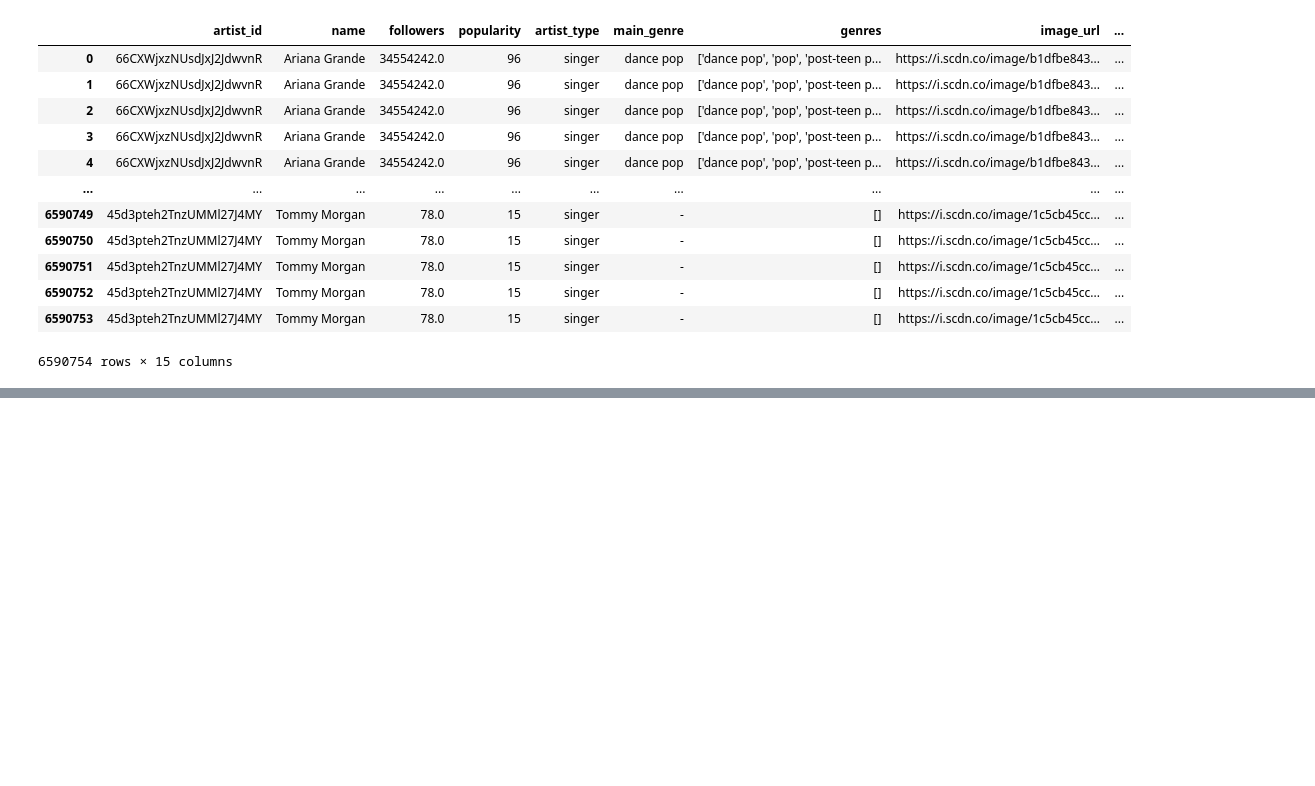
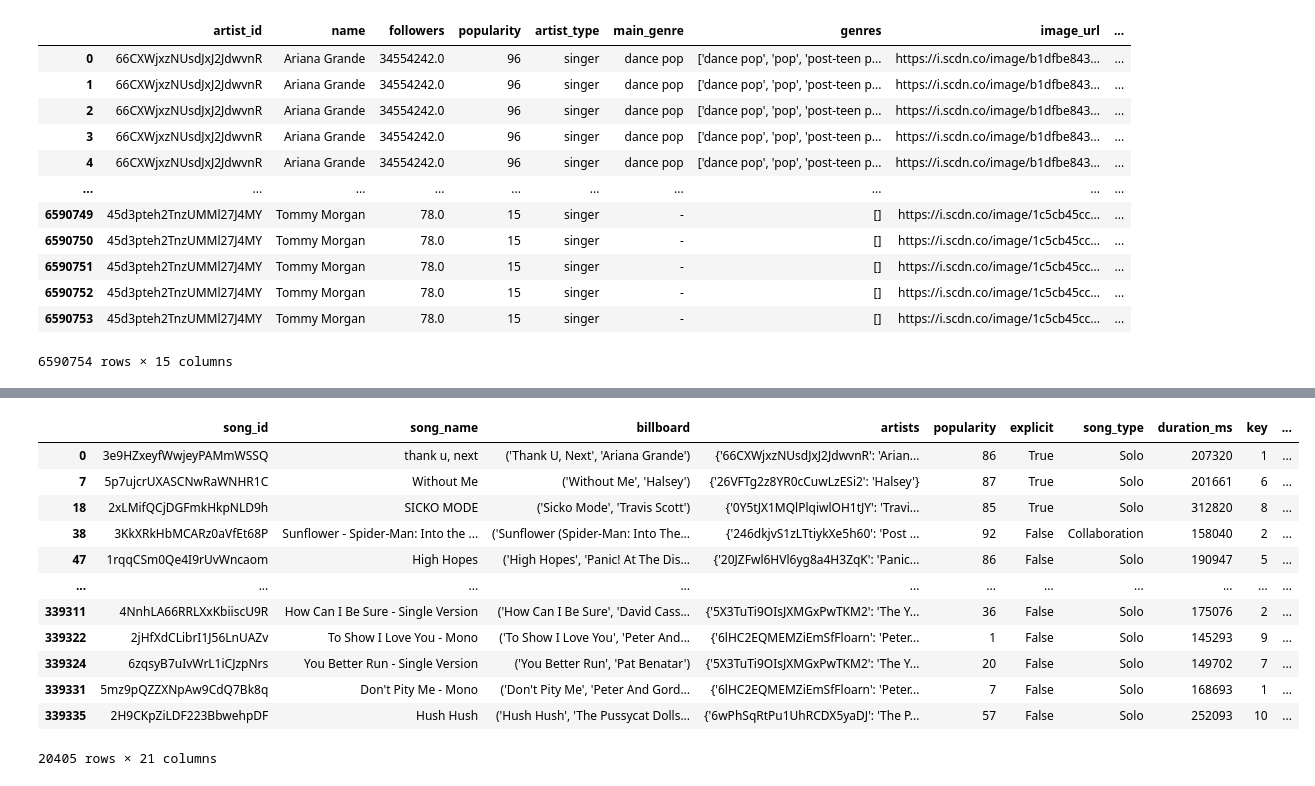
Before and after one commit to rapatnaik/hitformula.fm, a Jupyter notebook: andrew.ipynb, the cells around one changed output, grey strips where cells are left out. Drawn from its saved outputs; the diff is of its cells as text; code cells hidden in the pictures; blank space fills up the shorter version.

Commit message:
added sample data

```diff
--- a/andrew.ipynb
+++ b/andrew.ipynb
@@ -178,0 +149,3 @@ ParserError: Error tokenizing data. C error: Expected 3 fields in line 1574, saw
+# %%
+df = pd.read_csv('/Users/andrewchen/dsc106/project4/music stuff/data/songs_popularity.csv', sep='\t')
+df
@@ -178,0 +166,5 @@ ParserError: Error tokenizing data. C error: Expected 3 fields in line 1574, saw
+# %%
+# get all columns except last 5
+columns = df.columns[:-7]
+df_selected = df[columns]
+df_selected
@@ -178,0 +185,18 @@ ParserError: Error tokenizing data. C error: Expected 3 fields in line 1574, saw
+# %%
+# filter df by unique song_id
+df_unique = df_selected.drop_duplicates(subset=['song_id'])
+df_unique
+# %% [output]
+|  | song_id | song_name | billboard | artists | popularity | explicit | song_type | duration_ms | key | ... |
+| 0 | 3e9HZxeyfWwjeyPAMmWSSQ | thank u, next | ('Thank U, Next', 'Ariana Grande') | {'66CXWjxzNUsdJxJ2JdwvnR': 'Arian... | 86 | True | Solo | 207320 | 1 | ... |
+| 7 | 5p7ujcrUXASCNwRaWNHR1C | Without Me | ('Without Me', 'Halsey') | {'26VFTg2z8YR0cCuwLzESi2': 'Halsey'} | 87 | True | Solo | 201661 | 6 | ... |
+| 18 | 2xLMifQCjDGFmkHkpNLD9h | SICKO MODE | ('Sicko Mode', 'Travis Scott') | {'0Y5tJX1MQlPlqiwlOH1tJY': 'Travi... | 85 | True | Solo | 312820 | 8 | ... |
+| 38 | 3KkXRkHbMCARz0aVfEt68P | Sunflower - Spider-Man: Into the ... | ('Sunflower (Spider-Man: Into The... | {'246dkjvS1zLTtiykXe5h60': 'Post ... | 92 | False | Collaboration | 158040 | 2 | ... |
+| 47 | 1rqqCSm0Qe4I9rUvWncaom | High Hopes | ('High Hopes', 'Panic! At The Dis... | {'20JZFwl6HVl6yg8a4H3ZqK': 'Panic... | 86 | False | Solo | 190947 | 5 | ... |
+| ... | ... | ... | ... | ... | ... | ... | ... | ... | ... | ... |
+| 339311 | 4NnhLA66RRLXxKbiiscU9R | How Can I Be Sure - Single Version | ('How Can I Be Sure', 'David Cass... | {'5X3TuTi9OIsJXMGxPwTKM2': 'The Y... | 36 | False | Solo | 175076 | 2 | ... |
+| 339322 | 2jHfXdCLibrI1J56LnUAZv | To Show I Love You - Mono | ('To Show I Love You', 'Peter And... | {'6lHC2EQMEMZiEmSfFloarn': 'Peter... | 1 | False | Solo | 145293 | 9 | ... |
+| 339324 | 6zqsyB7uIvWrL1iCJzpNrs | You Better Run - Single Version | ('You Better Run', 'Pat Benatar') | {'5X3TuTi9OIsJXMGxPwTKM2': 'The Y... | 20 | False | Solo | 149702 | 7 | ... |
+| 339331 | 5mz9pQZZXNpAw9CdQ7Bk8q | Don't Pity Me - Mono | ('Don't Pity Me', 'Peter And Gord... | {'6lHC2EQMEMZiEmSfFloarn': 'Peter... | 7 | False | Solo | 168693 | 1 | ... |
+| 339335 | 2H9CKpZiLDF223BbwehpDF | Hush Hush | ('Hush Hush', 'The Pussycat Dolls... | {'6wPhSqRtPu1UhRCDX5yaDJ': 'The P... | 57 | False | Solo | 252093 | 10 | ... |
+20405 rows × 21 columns
```
Also changed, not shown: parts of 6 cells of this notebook, 1 other file.
